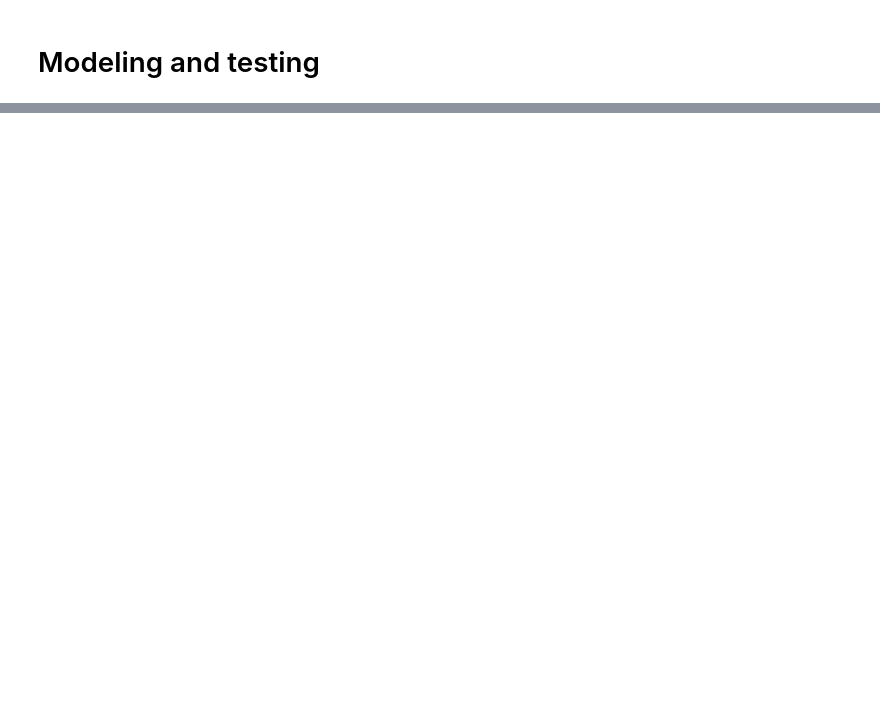
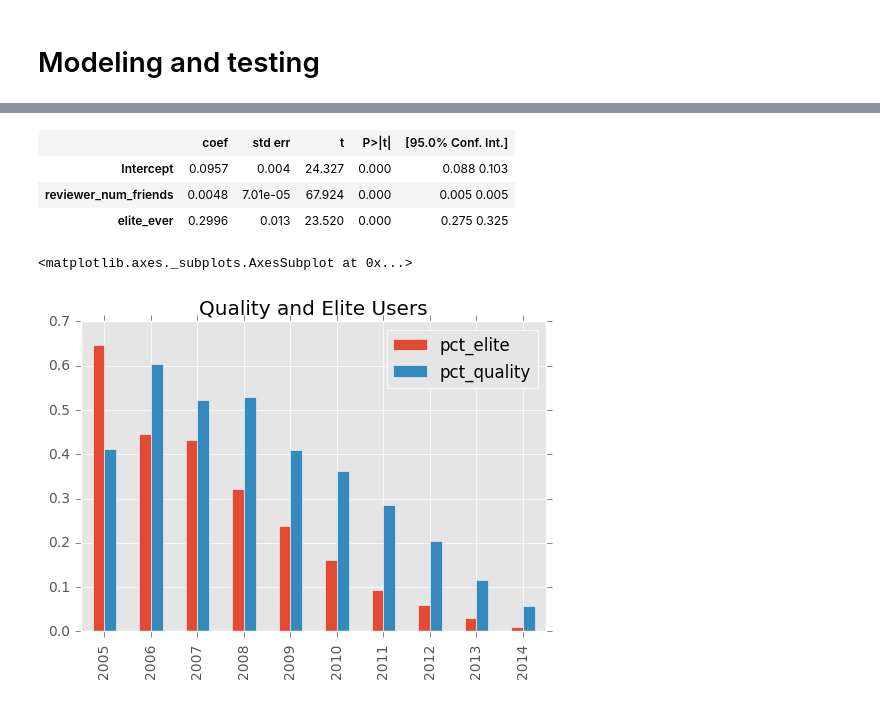
Before and after one commit to szdbl/Yelp_dataset, a Jupyter notebook: Yelp_dataset.ipynb, the cells around one changed output, grey strips where cells are left out. Cells and saved outputs as stored; diff of their text form; code cells hidden in the pictures; blank space fills up the shorter version.

```diff
--- a/Yelp_dataset.ipynb
+++ b/Yelp_dataset.ipynb
@@ -200,0 +335,27 @@ dtype: int64
+# %%
+# -measure valuable users - quality
+reviewer['elite_ever'] = 0
+reviewer.loc[(reviewer.reviewer_years_elite+reviewer.reviewer_currently_elite)>0, 'elite_ever'] = 1
+reviewer['quality'] = reviewer.reviewer_num_compliments/reviewer.reviewer_review_count
+est = smf.ols(formula='quality ~ reviewer_num_friends+elite_ever', data=reviewer).fit()
+est.summary().tables[1]
+# %% [output]
+|  | coef | std err | t | P>|t| | [95.0% Conf. Int.] |
+| Intercept | 0.0957 | 0.004 | 24.327 | 0.000 | 0.088 0.103 |
+| reviewer_num_friends | 0.0048 | 7.01e-05 | 67.924 | 0.000 | 0.005 0.005 |
+| elite_ever | 0.2996 | 0.013 | 23.520 | 0.000 | 0.275 0.325 |
+# %%
+# -quality users/elite over time
+usr_quality = reviewer[reviewer.quality>0.16]
+usr_elite = reviewer[reviewer.elite_ever>0]
+def yr_count(df):
+    yr = df.reviewer_yelper_since.str[:4]
+    return df[(yr<>'2004')&(yr<>'2015')].reviewer_yelper_since.str[:4].value_counts()
+usr = pd.DataFrame({'quality':yr_count(usr_quality), 'elite':yr_count(usr_elite), 'all':yr_count(reviewer)})
+usr['pct_elite'] = usr.elite/usr['all']
+usr['pct_quality'] = usr.quality/usr['all']
+usr[['pct_elite', 'pct_quality']].sort_index().plot(kind='bar', title = 'Quality and Elite Users')
+#usr.quality.pct_change()[usr.index>'2011'].mean()
+# %% [output]
+<matplotlib.axes._subplots.AxesSubplot at 0x...>
+[figure, added]
```
Also changed, not shown: parts of 27 cells of this notebook.
